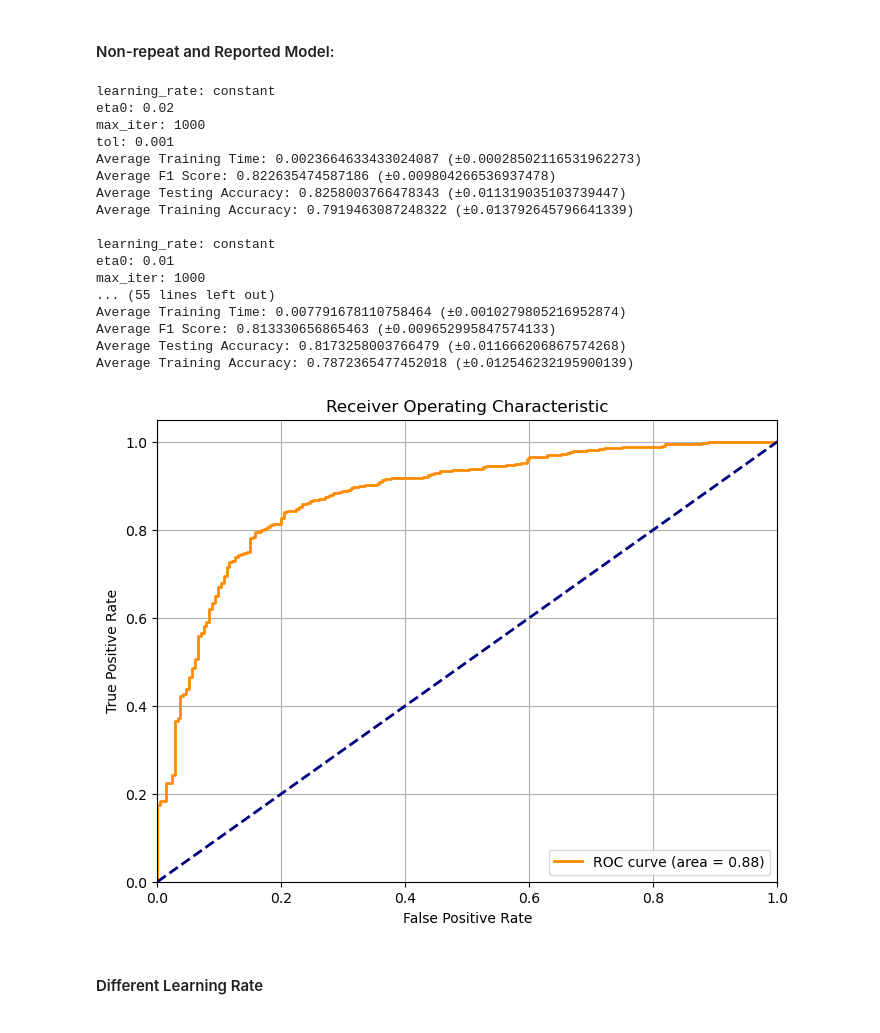
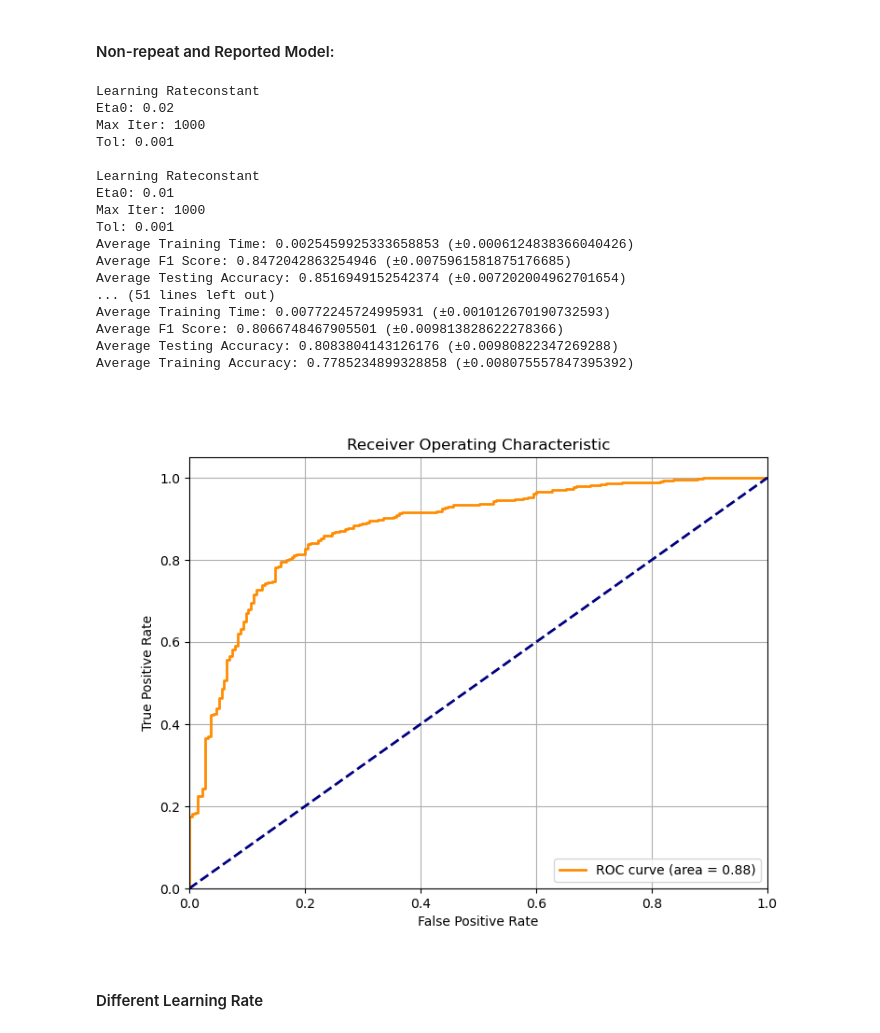
Before and after one commit to MelchizedekM/COMP4211, a Jupyter notebook: PA1/pa1.ipynb, the cells around one changed output. Cells and saved outputs as stored; diff of their text form; code cells hidden in the pictures.

```diff
--- a/PA1/pa1.ipynb
+++ b/PA1/pa1.ipynb
@@ -63,7 +50,7 @@ fe_index = 0
 n_pca = 15
 
 # Model selection and validation
-running_index = 0 # -1 for tuning and testing, please RESET to -1 after running
+running_index = 11 # -1 for tuning and testing, please RESET to -1 after running
 
 ## Feedforward Neural Network
 repeats_index = 3
@@ -84,7 +71,7 @@ if running_index == -1:
     fe_index = 1
     n_pca = 5
 
-if running_index in [0,1,2,3,4,5,6,7,8,9]:
+if running_index in [0,1,2,3,4,5,6,7,8,9,10,11]:
     n_index = 1
     c_index = 2
     fe_index = 1
@@ -755,56 +744,53 @@ if running_index == 9:
                     plt.plot([0, 1], [0, 1], color='navy', lw=2, linestyle='--')
                     plt.xlim([0.0, 1.0])
                     plt.ylim([0.0, 1.05])
                     plt.xlabel('False Positive Rate')
                     plt.ylabel('True Positive Rate')
                     plt.title('Receiver Operating Characteristic')
                     plt.legend(loc="lower right")
                     plt.grid(True)
                     plt.savefig(f'./pic/ROC_curve_set{4*n + 2*k +j}.png')
                     plt.show()
 
                 if not os.path.exists('./result/classification'):
                     os.makedirs('./result/classification')
 
-                with open(f'./result/classification/model10_set{4*n+2*k+j}.txt', 'w') as f:
-                    f.write(f"Learning Rate" + str(lr_para_test['learning_rate']) + '\n')
-                    f.write(f"Eta0: {lr_para_test['eta0']}\n")
+                with open('output.txt', 'w', encoding='utf-8') as f:
                     f.write(f"Max Iter: {lr_para_test['max_iter']}\n")
                     f.write(f"Tol: {lr_para_test['tol']}\n")
                     f.write(f"Average Training Time: {avg_training_time} (±{std_training_time})\n")
                     f.write(f"Average F1 Score: {avg_f1_score} (±{std_f1_score})\n")
                     f.write(f"Average Testing Accuracy: {avg_test_accuracy} (±{std_test_accuracy})\n")
-                    f.write(f"Average Training Accuracy: {avg_training_accuracy} (±{std_training_accuracy})\n")
 
     running_index = running_index + 1
 
 else:
     for n in range(8):
-        with open(f'./result/classification/model10_set{n}.txt', 'r') as f:
+        with open(f'./result/classification/model10_set{n}.txt', 'r', encoding='utf-8') as f:
             print(f.read())
 
-    image_path = './pic/ROC_curve_set0.png'
+    image_path = './pic/ROC_curve_set7.png'
 
     display(Image(filename=image_path))
 # %% [output]
-learning_rate: constant
-eta0: 0.02
-max_iter: 1000
-tol: 0.001
-Average Training Time: 0.0023664633433024087 (±0.00028502116531962273)
-Average F1 Score: 0.822635474587186 (±0.009804266536937478)
-Average Testing Accuracy: 0.8258003766478343 (±0.011319035103739447)
-Average Training Accuracy: 0.7919463087248322 (±0.013792645796641339)
+Learning Rateconstant
+Eta0: 0.02
+Max Iter: 1000
+Tol: 0.001
 
-learning_rate: constant
-eta0: 0.01
-max_iter: 1000
-... (55 lines left out)
-Average Training Time: 0.007791678110758464 (±0.0010279805216952874)
-Average F1 Score: 0.813330656865463 (±0.009652995847574133)
-Average Testing Accuracy: 0.8173258003766479 (±0.011666206867574268)
-Average Training Accuracy: 0.7872365477452018 (±0.012546232195900139)
+Learning Rateconstant
+Eta0: 0.01
+Max Iter: 1000
+Tol: 0.001
+Average Training Time: 0.0025459925333658853 (±0.0006124838366040426)
+Average F1 Score: 0.8472042863254946 (±0.0075961581875176685)
+Average Testing Accuracy: 0.8516949152542374 (±0.007202004962701654)
+... (51 lines left out)
+Average Training Time: 0.00772245724995931 (±0.001012670190732593)
+Average F1 Score: 0.8066748467905501 (±0.009813828622278366)
+Average Testing Accuracy: 0.8083804143126176 (±0.00980822347269288)
+Average Training Accuracy: 0.7785234899328858 (±0.008075557847395392)
-[figure, old version]
+[figure, new version]
 # %% [markdown]
 #### Different Learning Rate
 # %%
```
Also changed, not shown: parts of 15 cells of this notebook, 4 other files.
